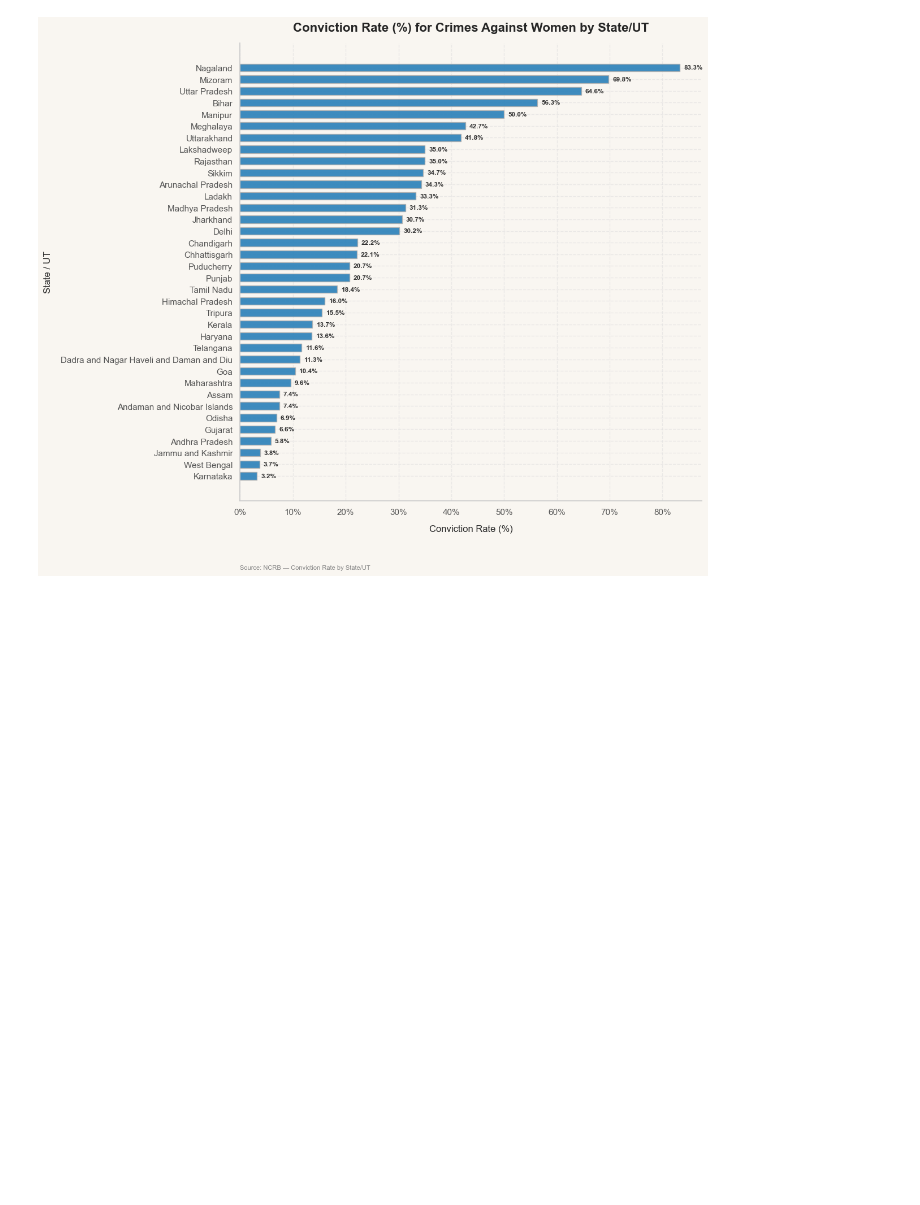
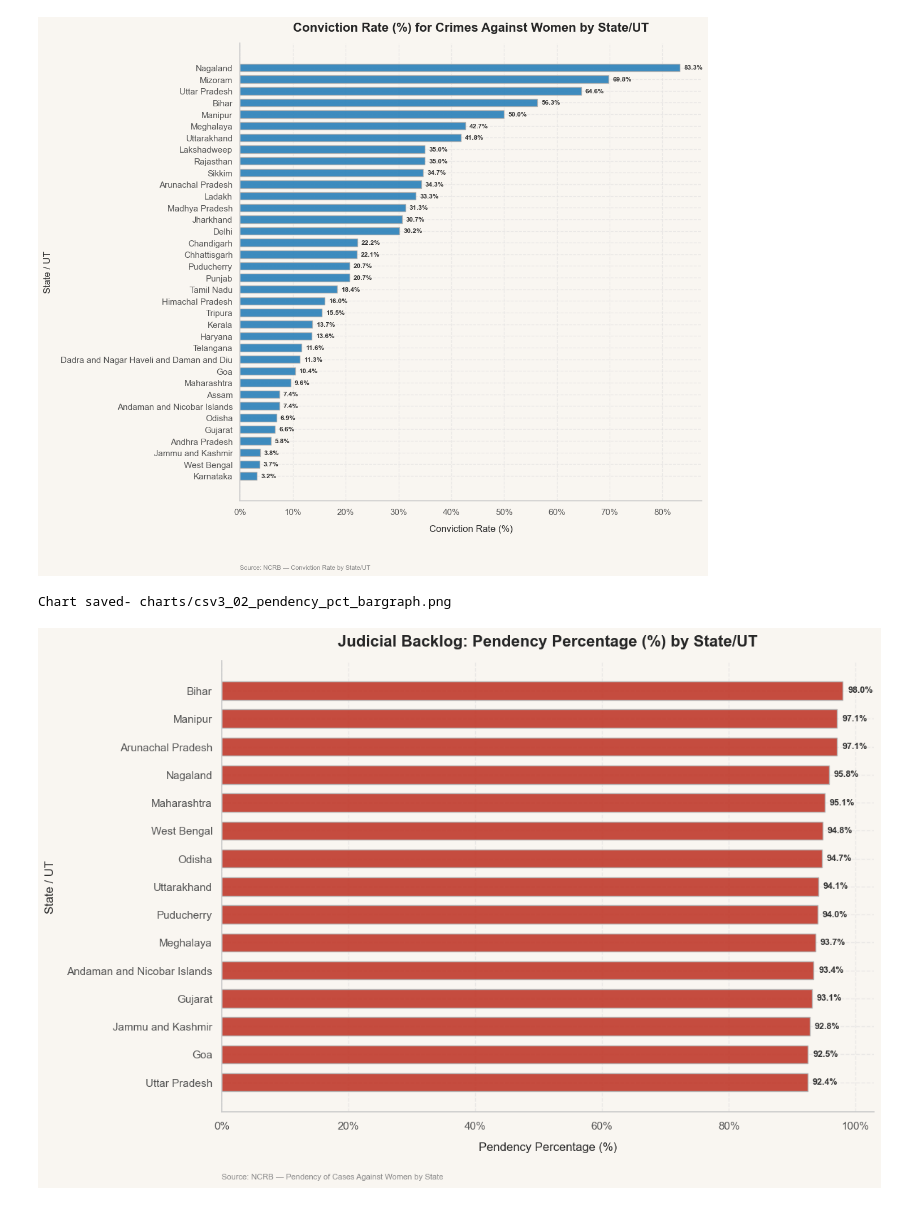
Before and after one commit to bhavya25-ds/The-Committee-Will-Look-Into-It, a Jupyter notebook: 02_Gender_Injustice/03_Analysis.ipynb, the cells around one changed output. Drawn from its saved outputs; the diff is of its cells as text; code cells hidden in the pictures; blank space fills up the shorter version.

Commit message:
visualized csv 3 and 4

```diff
--- a/02_Gender_Injustice/03_Analysis.ipynb
+++ b/02_Gender_Injustice/03_Analysis.ipynb
@@ -790,3 +799,56 @@ plt.show()
 # %% [output]
 Chart saved- charts/csv3_01_conviction_rate_bargraph.png
 [figure]
+# %%
+u.set_style()
+
+# Sort by Pendency Percentage (%) to get top 15 states with highest backlog
+top_pendency = csv3.sort_values(
+    by="Pendency Percentage (%)", ascending=True
+).tail(15)
+
+fig, ax = plt.subplots(figsize=(12, 8))
+fig.patch.set_facecolor(u.BG_COLOR)
+ax.set_facecolor(u.BG_COLOR)
+
+bars = ax.barh(
+    top_pendency["State/UT"],
+    top_pendency["Pendency Percentage (%)"],
+    color="#c0392b",
+    height=0.65,
+    edgecolor="#b0b0b0",
+    alpha=0.9,
+)
+
+ax.set_title(
+    "Judicial Backlog: Pendency Percentage (%) by State/UT",
+    fontsize=16,
+    fontweight="bold",
+    pad=15,
+)
+ax.set_xlabel("Pendency Percentage (%)", fontsize=12)
+ax.set_ylabel("State / UT", fontsize=12)
+ax.xaxis.set_major_formatter(plt.FuncFormatter(lambda x, pos: f"{x:.0f}%"))
+
+for bar in bars:
+  width = bar.get_width()
+  ax.annotate(
+      f"{width:.1f}%",
+      xy=(width, bar.get_y() + bar.get_height() / 2),
+      xytext=(5, 0),
+      textcoords="offset points",
+      ha="left",
+      va="center",
+      fontsize=9,
+      fontweight="bold",
+      color="#333333",
+  )
+
+u.add_source(ax, "NCRB — Pendency of Cases Against Women by State")
+
+plt.tight_layout()
+u.save_fig(fig, "charts", "csv3_02_pendency_pct_bargraph.png")
+plt.show()
+# %% [output]
+Chart saved- charts/csv3_02_pendency_pct_bargraph.png
+[figure, added]
```
Also changed, not shown: parts of 13 cells of this notebook, 10 other files.
